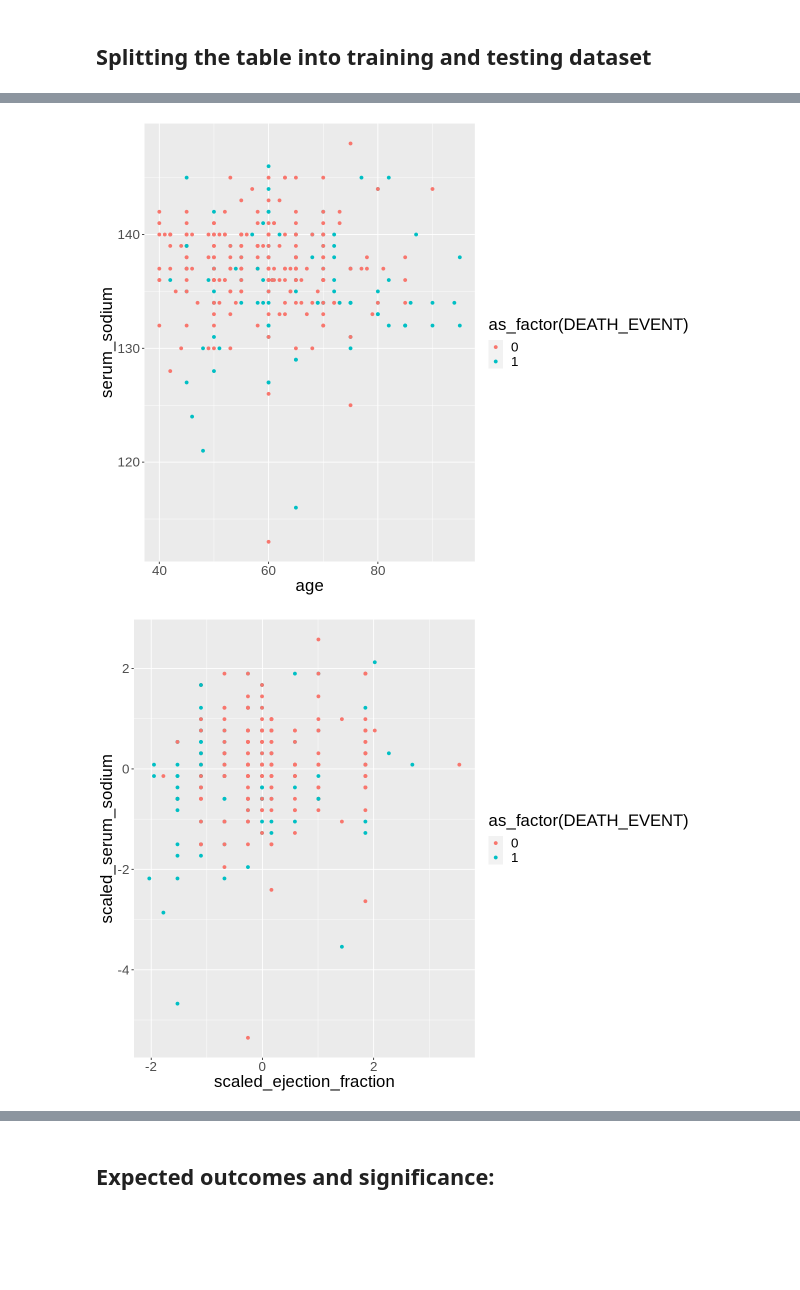
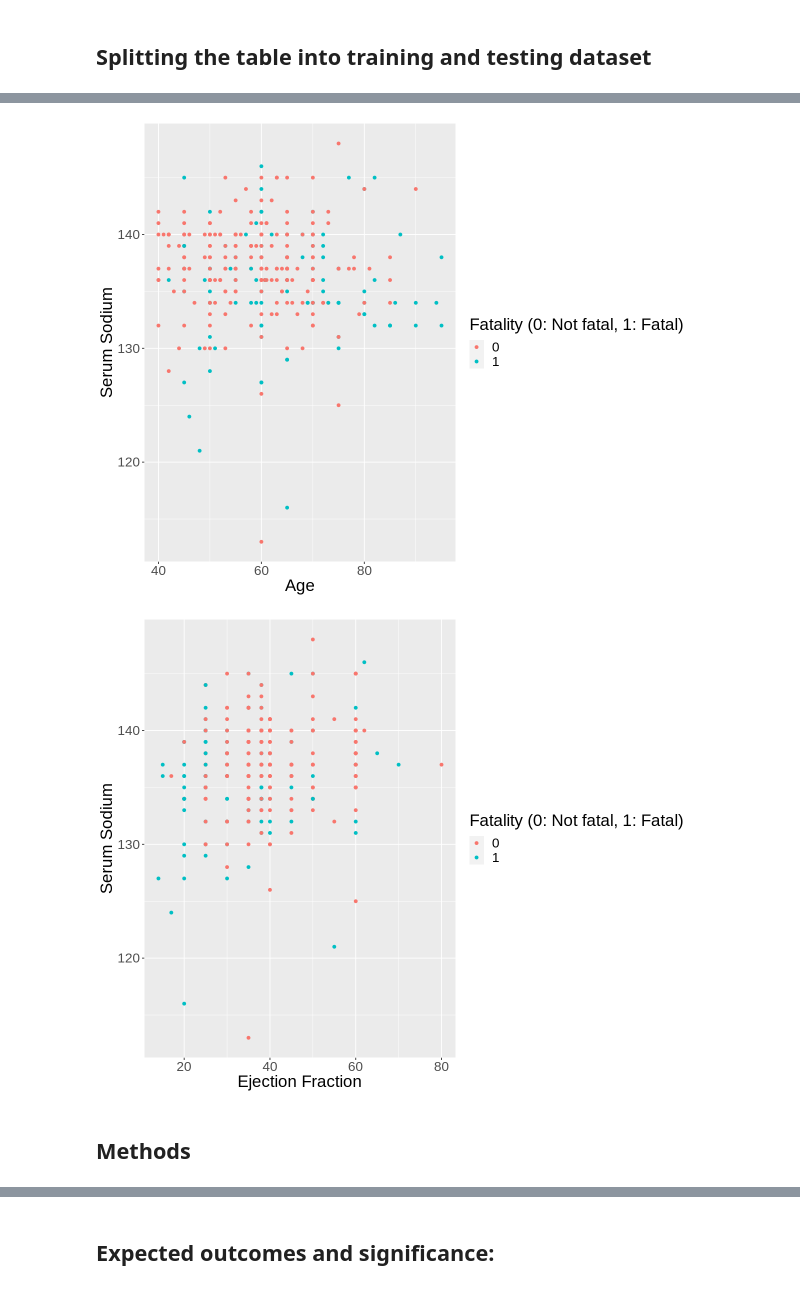
Before and after one commit to Parcode19/Group_project, a Jupyter notebook: proposal.ipynb, the cells around one changed output, grey strips where cells are left out. Drawn from its saved outputs; the diff is of its cells as text; code cells hidden in the pictures; blank space fills up the shorter version.

```diff
--- a/proposal.ipynb
+++ b/proposal.ipynb
@@ -42,7 +42,7 @@ options(repr.matrix.max.rows = 6)
 # %% [markdown]
 ## Reading the dataset
 # %%
-heart_failure <- read_csv("data/heart_failure_clinical_records_dataset.csv")
+heart_failure <- read_csv("https://raw.githubusercontent.com/Parcode19/Group_project/main/heart_failure_clinical_records_dataset.csv")
 heart_failure
 # %% [output]
 Rows: 299 Columns: 13
@@ -199,19 +156,22 @@ plot_creatinine_1
 # %%
-plot_creatinine_2 <- heart_data_scaled |>
+plot_2 <- heart_data_scaled |>
     ggplot(aes(x = age, y = serum_sodium, col = as_factor(DEATH_EVENT))) +
         geom_point() +
+        labs(x = "Age", y = "Serum Sodium", color = "Fatality (0: Not fatal, 1: Fatal)") +
         theme(text = element_text(size = 20))
 
-plot_creatinine_2
+plot_2
 # %% [output]
-[figure, old version]
+[figure, new version]
 # %%
-#options(repr.plot.height = 8, repr.plot.width = 10)
-plot_ejection_fraction <- heart_data_scaled |>
-    ggplot(aes(x = scaled_ejection_fraction, y = scaled_serum_sodium, col = as_factor(DEATH_EVENT))) +
+plot_3 <- heart_data_scaled |>
+    ggplot(aes(x = ejection_fraction, y = serum_sodium, col = as_factor(DEATH_EVENT))) +
         geom_point() +
+        labs(x = "Ejection Fraction", y = "Serum Sodium", color = "Fatality (0: Not fatal, 1: Fatal)") +
         theme(text = element_text(size = 20))
 
-plot_ejection_fraction
+plot_3
 # %% [output]
-[figure, old version]
+[figure, new version]
+# %% [markdown]
+## Methods
```
Also changed, not shown: parts of 11 cells of this notebook, 1 other file.
